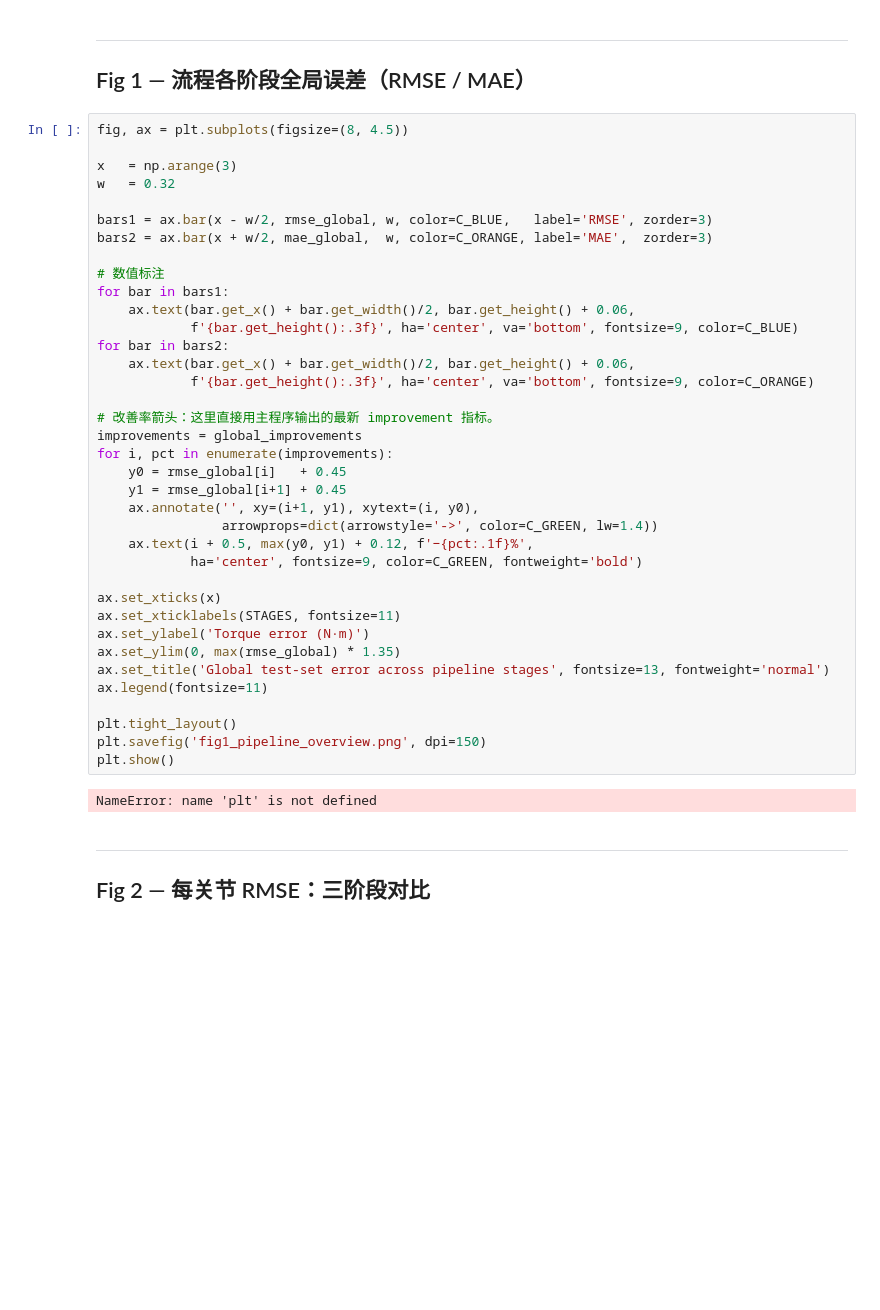
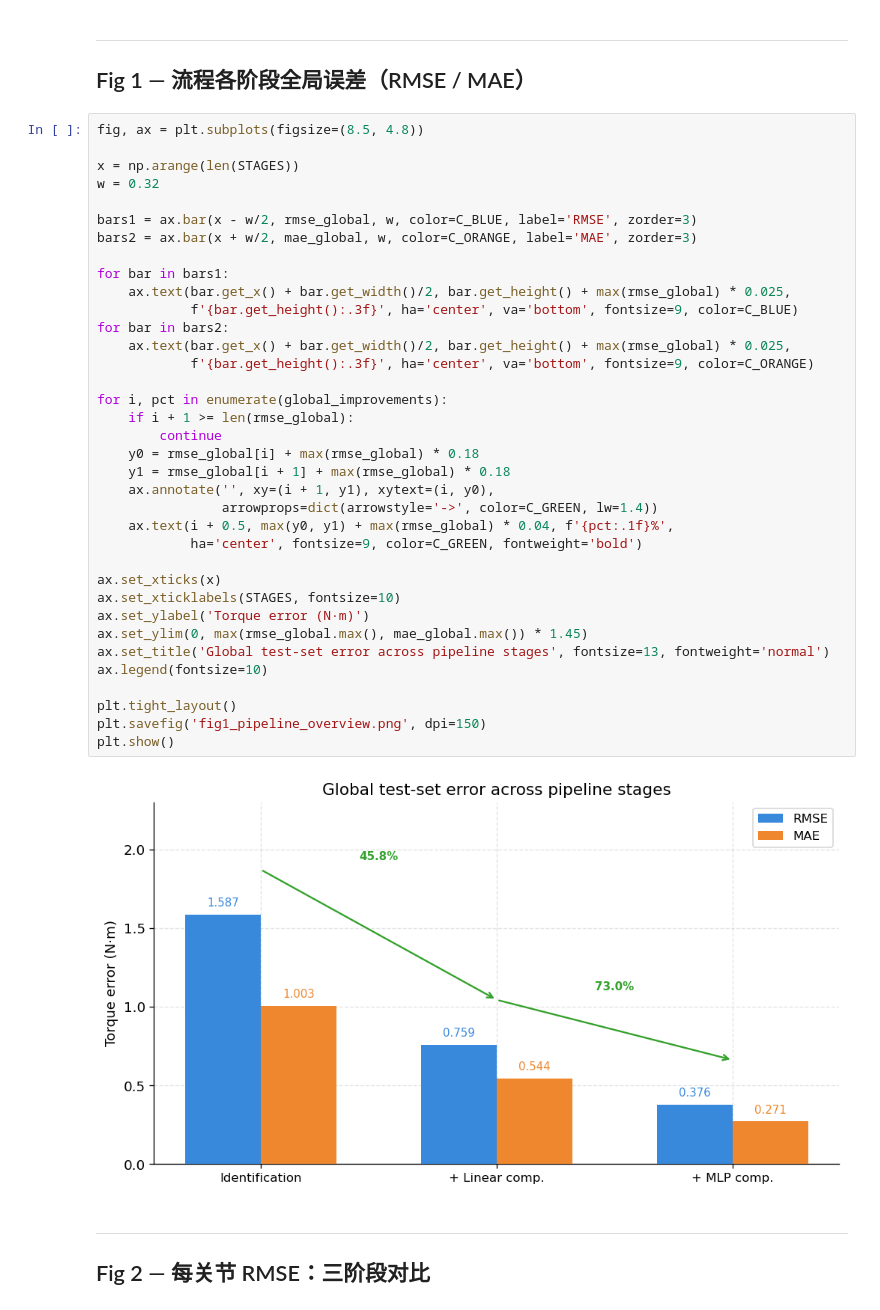
Before and after one commit to xiepm/dynamic_regress, a Jupyter notebook: plot_identification_results.ipynb, the cells around one changed output. Saved outputs shown, nothing was run; the diff lists cells and outputs as text; blank space fills up the shorter version.

```diff
--- a/plot_identification_results.ipynb
+++ b/plot_identification_results.ipynb
@@ -35,44 +49,43 @@ print(f"MLP improvement:          {payload['mlp']['test']['improvement_percent']
 ---
 ## Fig 1 — 流程各阶段全局误差（RMSE / MAE）
 # %%
-fig, ax = plt.subplots(figsize=(8, 4.5))
+fig, ax = plt.subplots(figsize=(8.5, 4.8))
 
-x   = np.arange(3)
-w   = 0.32
+x = np.arange(len(STAGES))
+w = 0.32
 
-bars1 = ax.bar(x - w/2, rmse_global, w, color=C_BLUE,   label='RMSE', zorder=3)
-bars2 = ax.bar(x + w/2, mae_global,  w, color=C_ORANGE, label='MAE',  zorder=3)
+bars1 = ax.bar(x - w/2, rmse_global, w, color=C_BLUE, label='RMSE', zorder=3)
+bars2 = ax.bar(x + w/2, mae_global, w, color=C_ORANGE, label='MAE', zorder=3)
 
-# 数值标注
 for bar in bars1:
-    ax.text(bar.get_x() + bar.get_width()/2, bar.get_height() + 0.06,
+    ax.text(bar.get_x() + bar.get_width()/2, bar.get_height() + max(rmse_global) * 0.025,
             f'{bar.get_height():.3f}', ha='center', va='bottom', fontsize=9, color=C_BLUE)
 for bar in bars2:
-    ax.text(bar.get_x() + bar.get_width()/2, bar.get_height() + 0.06,
+    ax.text(bar.get_x() + bar.get_width()/2, bar.get_height() + max(rmse_global) * 0.025,
             f'{bar.get_height():.3f}', ha='center', va='bottom', fontsize=9, color=C_ORANGE)
 
-# 改善率箭头：这里直接用主程序输出的最新 improvement 指标。
-improvements = global_improvements
-for i, pct in enumerate(improvements):
-    y0 = rmse_global[i]   + 0.45
-    y1 = rmse_global[i+1] + 0.45
-    ax.annotate('', xy=(i+1, y1), xytext=(i, y0),
+for i, pct in enumerate(global_improvements):
+    if i + 1 >= len(rmse_global):
+        continue
+    y0 = rmse_global[i] + max(rmse_global) * 0.18
+    y1 = rmse_global[i + 1] + max(rmse_global) * 0.18
+    ax.annotate('', xy=(i + 1, y1), xytext=(i, y0),
                 arrowprops=dict(arrowstyle='->', color=C_GREEN, lw=1.4))
-    ax.text(i + 0.5, max(y0, y1) + 0.12, f'−{pct:.1f}%',
+    ax.text(i + 0.5, max(y0, y1) + max(rmse_global) * 0.04, f'{pct:.1f}%',
             ha='center', fontsize=9, color=C_GREEN, fontweight='bold')
 
 ax.set_xticks(x)
-ax.set_xticklabels(STAGES, fontsize=11)
+ax.set_xticklabels(STAGES, fontsize=10)
 ax.set_ylabel('Torque error (N·m)')
-ax.set_ylim(0, max(rmse_global) * 1.35)
+ax.set_ylim(0, max(rmse_global.max(), mae_global.max()) * 1.45)
 ax.set_title('Global test-set error across pipeline stages', fontsize=13, fontweight='normal')
-ax.legend(fontsize=11)
+ax.legend(fontsize=10)
 
 plt.tight_layout()
 plt.savefig('fig1_pipeline_overview.png', dpi=150)
 plt.show()
 # %% [output]
-NameError: name 'plt' is not defined
+[figure, added]
 # %% [markdown]
 ---
 ## Fig 2 — 每关节 RMSE：三阶段对比
```
Also changed, not shown: parts of 14 cells of this notebook, 36 other files.
